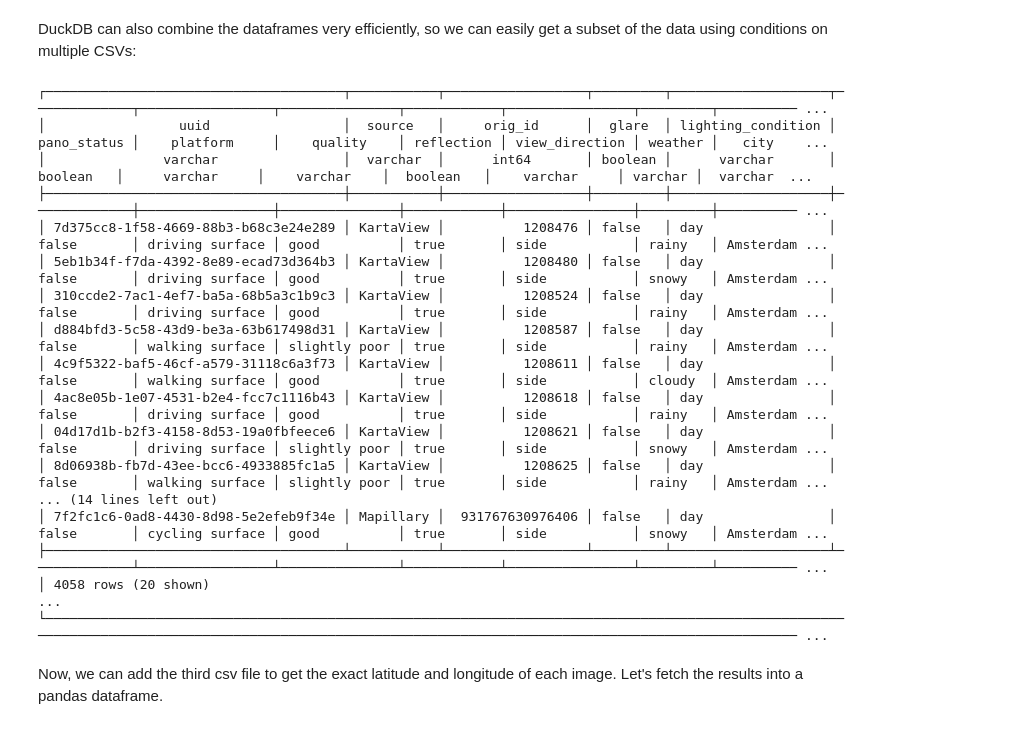
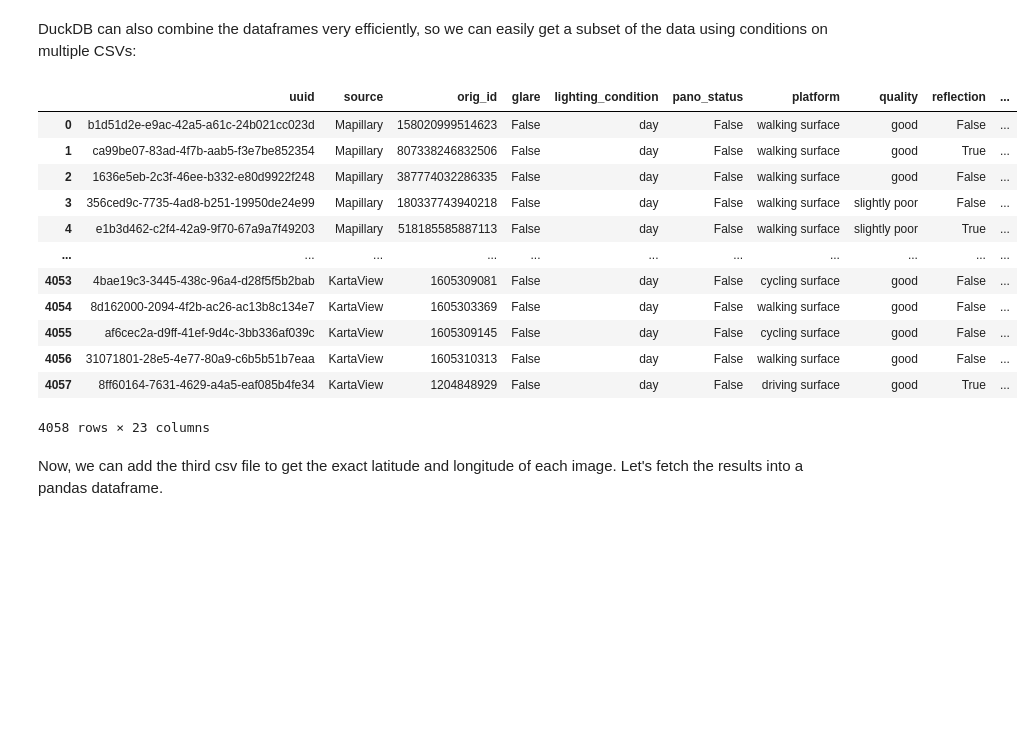
Before and after one commit to Urban-M4/streetscapes, a Jupyter notebook: src/streetscapes/explore_data.ipynb, the cells around one changed output. Saved outputs shown, nothing was run; the diff lists cells and outputs as text; code cells hidden in the pictures; blank space fills up the shorter version.

```diff
--- a/src/streetscapes/explore_data.ipynb
+++ b/src/streetscapes/explore_data.ipynb
@@ -91,29 +91,25 @@ DuckDB can also combine the dataframes very efficiently, so we can easily get a
 # %%
 duckdb.sql(f"""
             SELECT *
             FROM read_csv('{conf.DATA_DIR}/data/contextual.csv') AS contextual
             JOIN read_csv('{conf.DATA_DIR}/data/simplemaps.csv') AS simplemaps
             USING (UUID, source, orig_id)
             WHERE simplemaps.city = 'Amsterdam' AND contextual.view_direction = 'side'
-           """)
+           """).df()
 # %% [output]
+|  | uuid | source | orig_id | glare | lighting_condition | pano_status | platform | quality | reflection | ... |
+| 0 | b1d51d2e-e9ac-42a5-a61c-24b021cc023d | Mapillary | 158020999514623 | False | day | False | walking surface | good | False | ... |
+| 1 | ca99be07-83ad-4f7b-aab5-f3e7be852354 | Mapillary | 807338246832506 | False | day | False | walking surface | good | True | ... |
+| 2 | 1636e5eb-2c3f-46ee-b332-e80d9922f248 | Mapillary | 387774032286335 | False | day | False | walking surface | good | False | ... |
+| 3 | 356ced9c-7735-4ad8-b251-19950de24e99 | Mapillary | 180337743940218 | False | day | False | walking surface | slightly poor | False | ... |
+| 4 | e1b3d462-c2f4-42a9-9f70-67a9a7f49203 | Mapillary | 518185585887113 | False | day | False | walking surface | slightly poor | True | ... |
+| ... | ... | ... | ... | ... | ... | ... | ... | ... | ... | ... |
+| 4053 | 4bae19c3-3445-438c-96a4-d28f5f5b2bab | KartaView | 1605309081 | False | day | False | cycling surface | good | False | ... |
+| 4054 | 8d162000-2094-4f2b-ac26-ac13b8c134e7 | KartaView | 1605303369 | False | day | False | walking surface | good | False | ... |
+| 4055 | af6cec2a-d9ff-41ef-9d4c-3bb336af039c | KartaView | 1605309145 | False | day | False | cycling surface | good | False | ... |
+| 4056 | 31071801-28e5-4e77-80a9-c6b5b51b7eaa | KartaView | 1605310313 | False | day | False | walking surface | good | False | ... |
+| 4057 | 8ff60164-7631-4629-a4a5-eaf085b4fe34 | KartaView | 1204848929 | False | day | False | driving surface | good | True | ... |
-┌──────────────────────────────────────┬───────────┬──────────────────┬─────────┬────────────────────┬─────────────┬─────────────────┬───────────────┬────────────┬────────────────┬─────────┬────────── ...
-│                 uuid                 │  source   │     orig_id      │  glare  │ lighting_condition │ pano_status │    platform     │    quality    │ reflection │ view_direction │ weather │   city    ...
-│               varchar                │  varchar  │      int64       │ boolean │      varchar       │   boolean   │     varchar     │    varchar    │  boolean   │    varchar     │ varchar │  varchar  ...
-├──────────────────────────────────────┼───────────┼──────────────────┼─────────┼────────────────────┼─────────────┼─────────────────┼───────────────┼────────────┼────────────────┼─────────┼────────── ...
-│ 7d375cc8-1f58-4669-88b3-b68c3e24e289 │ KartaView │          1208476 │ false   │ day                │ false       │ driving surface │ good          │ true       │ side           │ rainy   │ Amsterdam ...
-│ 5eb1b34f-f7da-4392-8e89-ecad73d364b3 │ KartaView │          1208480 │ false   │ day                │ false       │ driving surface │ good          │ true       │ side           │ snowy   │ Amsterdam ...
-│ 310ccde2-7ac1-4ef7-ba5a-68b5a3c1b9c3 │ KartaView │          1208524 │ false   │ day                │ false       │ driving surface │ good          │ true       │ side           │ rainy   │ Amsterdam ...
-│ d884bfd3-5c58-43d9-be3a-63b617498d31 │ KartaView │          1208587 │ false   │ day                │ false       │ walking surface │ slightly poor │ true       │ side           │ rainy   │ Amsterdam ...
-│ 4c9f5322-baf5-46cf-a579-31118c6a3f73 │ KartaView │          1208611 │ false   │ day                │ false       │ walking surface │ good          │ true       │ side           │ cloudy  │ Amsterdam ...
-│ 4ac8e05b-1e07-4531-b2e4-fcc7c1116b43 │ KartaView │          1208618 │ false   │ day                │ false       │ driving surface │ good          │ true       │ side           │ rainy   │ Amsterdam ...
-│ 04d17d1b-b2f3-4158-8d53-19a0fbfeece6 │ KartaView │          1208621 │ false   │ day                │ false       │ driving surface │ slightly poor │ true       │ side           │ snowy   │ Amsterdam ...
-│ 8d06938b-fb7d-43ee-bcc6-4933885fc1a5 │ KartaView │          1208625 │ false   │ day                │ false       │ walking surface │ slightly poor │ true       │ side           │ rainy   │ Amsterdam ...
-... (14 lines left out)
-│ 7f2fc1c6-0ad8-4430-8d98-5e2efeb9f34e │ Mapillary │  931767630976406 │ false   │ day                │ false       │ cycling surface │ good          │ true       │ side           │ snowy   │ Amsterdam ...
-├──────────────────────────────────────┴───────────┴──────────────────┴─────────┴────────────────────┴─────────────┴─────────────────┴───────────────┴────────────┴────────────────┴─────────┴────────── ...
-│ 4058 rows (20 shown)                                                                                                                                                                                   ...
-└─────────────────────────────────────────────────────────────────────────────────────────────────────────────────────────────────────────────────────────────────────────────────────────────────────── ...
+4058 rows × 23 columns
 # %% [markdown]
 Now, we can add the third csv file to get the exact latitude and longitude of each image. Let's fetch the results into a pandas dataframe.
 # %%
```
Also changed, not shown: parts of 14 cells of this notebook.
